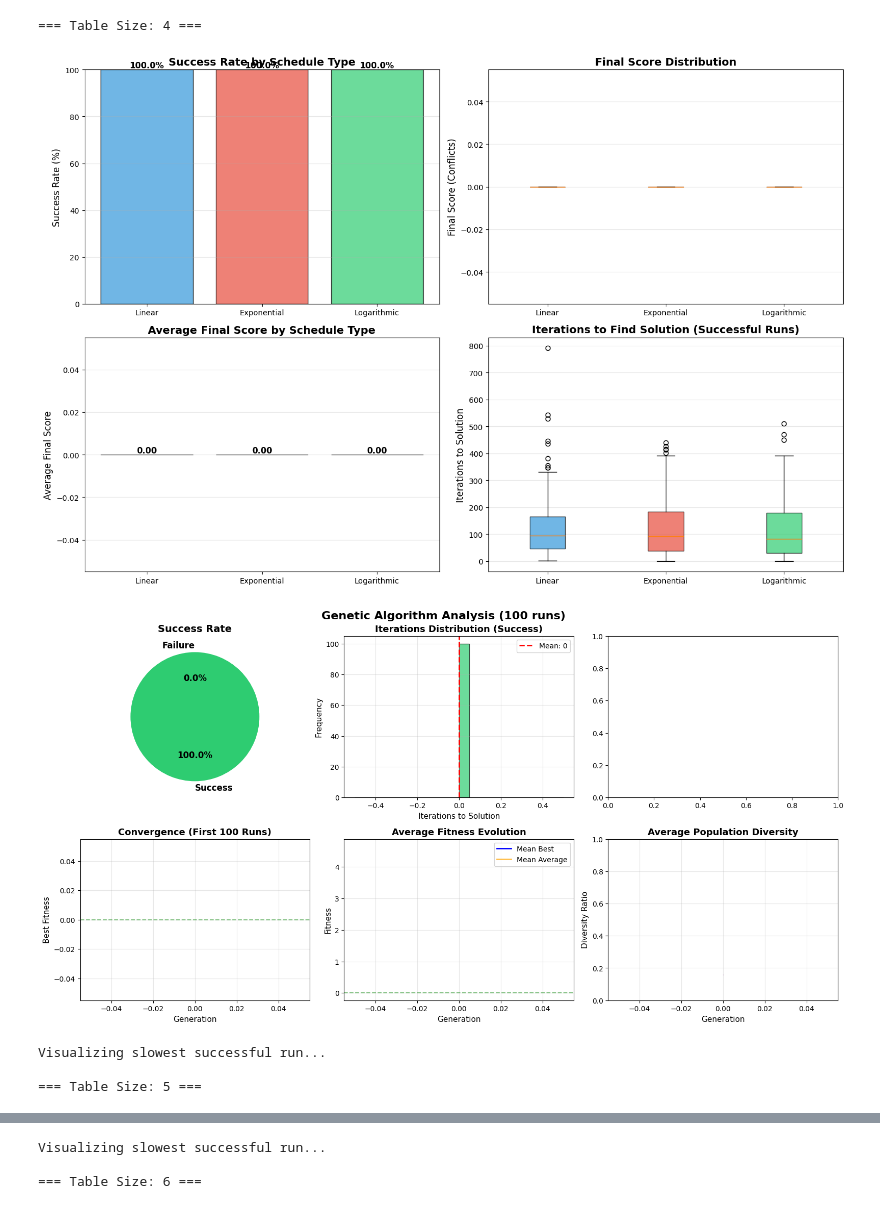
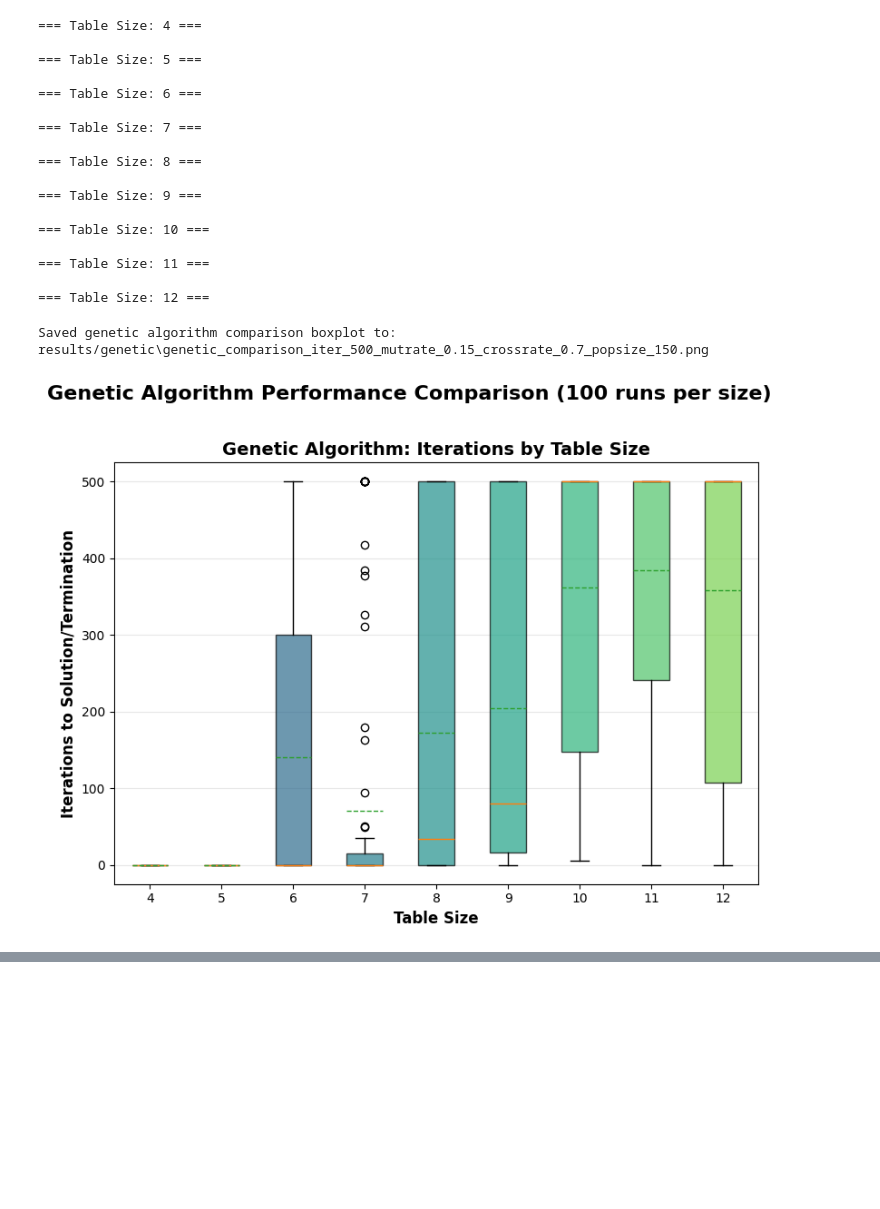
Before and after one commit to SirPhilip3/n-quees-ai, a Jupyter notebook: test.ipynb, the cells around one changed output, grey strips where cells are left out. Saved outputs shown, nothing was run; the diff lists cells and outputs as text; code cells hidden in the pictures; blank space fills up the shorter version.

```diff
--- a/test.ipynb
+++ b/test.ipynb
@@ -395,3 +507,11 @@ def save_genetic_stats(experiments, output, n):
+# %%
+def run_annealing_experiments(n, output_dir):
+    results_linear = run_experiments('linear', anne_init_temp, anne_iterations, n, 1, n_runs=run_times)
+    results_exponential = run_experiments('exponential', anne_init_temp, anne_iterations, n, 0.99, n_runs=run_times)
+    results_logarithmic = run_experiments('logarithmic', anne_init_temp, anne_iterations, n, 1, n_runs=run_times)
+
+    save_annealing_stats([results_linear, results_exponential, results_logarithmic], output_dir, n)
+    return results_linear, results_exponential, results_logarithmic
 # %%
 from genetic_algorithm_solve import GeneticExperiment
 def run_genetic_experiments(n, output_dir):
@@ -402,3 +522,4 @@ def run_genetic_experiments(n, output_dir):
         experiments.append((exp_genetic, found, solution, fitness, iteration))
 
     save_genetic_stats(experiments, output_dir, n)
+    return experiments
@@ -405,21 +619,53 @@ def run_genetic_experiments(n, output_dir):
 # %%
+all_iter = []
+all_back = []
 for n in n_to_test:
-    print(f"\n=== Table Size: {n} ===")
+    print(f"\n Table Size: {n}")
     output_dir = f"results/constraint/{n}"
     os.makedirs(output_dir, exist_ok=True)
-    run_constraint_experiments(n, output_dir)
+    iter, back = run_constraint_experiments(n, output_dir)
+    all_iter.append(iter)
+    all_back.append(back)
+iter_back_boxplot(all_iter, all_back, list(n_to_test), "results/constraint")
 
+full_linear_results = []
+full_exponential_results = []
+full_logarithmic_results = []
+for n in n_to_test:
+    print(f"\nTable Size: {n}")
     output_dir = f"results/annealing/{n}"
     os.makedirs(output_dir, exist_ok=True)
-    run_annealing_experiments(n, output_dir)
+    results_linear, results_exponential, results_logarithmic = run_annealing_experiments(n, output_dir)
+    full_linear_results.append(results_linear)
+    full_exponential_results.append(results_exponential)
+    full_logarithmic_results.append(results_logarithmic)
+annealin_boxplots(full_linear_results, full_exponential_results, full_logarithmic_results, list(n_to_test), "results/annealing")
 
+gen_results = []
+for n in n_to_test:
+    print(f"\nTable Size: {n}")
     output_dir = f"results/genetic/{n}"
     os.makedirs(output_dir, exist_ok=True)
-    run_genetic_experiments(n, output_dir)
+    gen_results.append(run_genetic_experiments(n, output_dir))
+
+genetic_boxplots(gen_results, list(n_to_test), "results/genetic")
 # %% [output]
 === Table Size: 4 ===
+
+=== Table Size: 5 ===
+
+=== Table Size: 6 ===
+
+=== Table Size: 7 ===
+
+=== Table Size: 8 ===
+
+=== Table Size: 9 ===
+
+=== Table Size: 10 ===
+
+=== Table Size: 11 ===
+
+=== Table Size: 12 ===
+Saved genetic algorithm comparison boxplot to: results/genetic\genetic_comparison_iter_500_mutrate_0.15_crossrate_0.7_popsize_150.png
-[figure, old version]
+[figure, new version]
-[figure, removed]
-Visualizing slowest successful run...
-
-=== Table Size: 5 ===
@@ -428,3 +671,0 @@ Visualizing slowest successful run...
-Visualizing slowest successful run...
-
-=== Table Size: 6 ===
```
Also changed, not shown: parts of 9 cells of this notebook, 37 other files.
